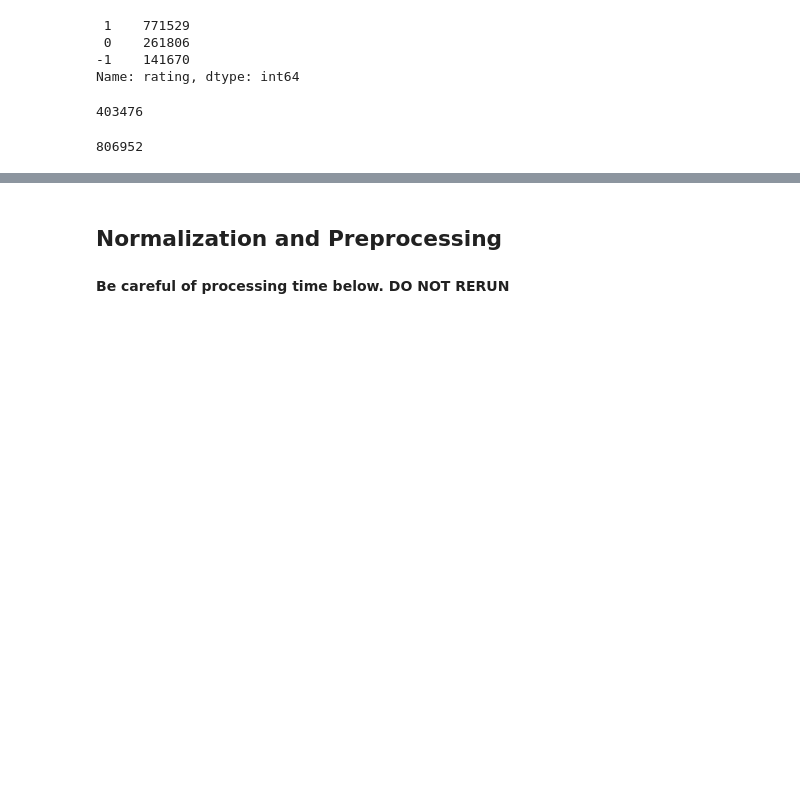
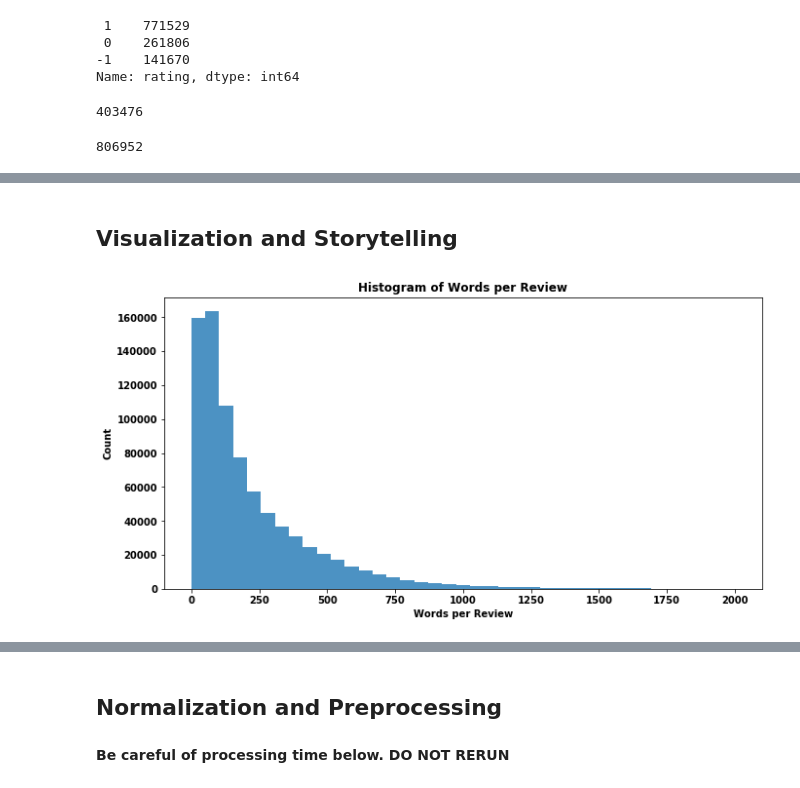
Before and after one commit to dwitten392/Springboard---DW, a Jupyter notebook: Captstone 2 - Goodreads Reviews/Goodreads Book Reviews.ipynb, the cells around one changed output, grey strips where cells are left out. Drawn from its saved outputs; the diff is of its cells as text; code cells hidden in the pictures; blank space fills up the shorter version.

```diff
--- a/Captstone 2 - Goodreads Reviews/Goodreads Book Reviews.ipynb
+++ b/Captstone 2 - Goodreads Reviews/Goodreads Book Reviews.ipynb
@@ -158,3 +159,8 @@ len(df)
 # %%
 #removing other df from memory
 del(df1)
+# %%
+df['sentiment'] = df.rating.map({-1: "negative", 0 : "neutral", 1: "positive"})
+# %%
+df['review_length'] = df.review_text.apply(lambda x: len(x.split()))
+df.review_length.head()
@@ -160,0 +187,14 @@ del(df1)
+# %% [markdown]
+## Visualization and Storytelling
+# %%
+f, ax = plt.subplots(figsize=(11,5.5))
+
+bins = np.linspace(0, 2000, 40)
+
+plt.hist(df.review_length, bins=bins, alpha=0.8)
+
+ax.set(ylabel="Count", xlabel = "Words per Review", title = 'Histogram of Words per Review')
+
+plt.show()
+# %% [output]
+[figure, added]
```
Also changed, not shown: parts of 41 cells of this notebook.
